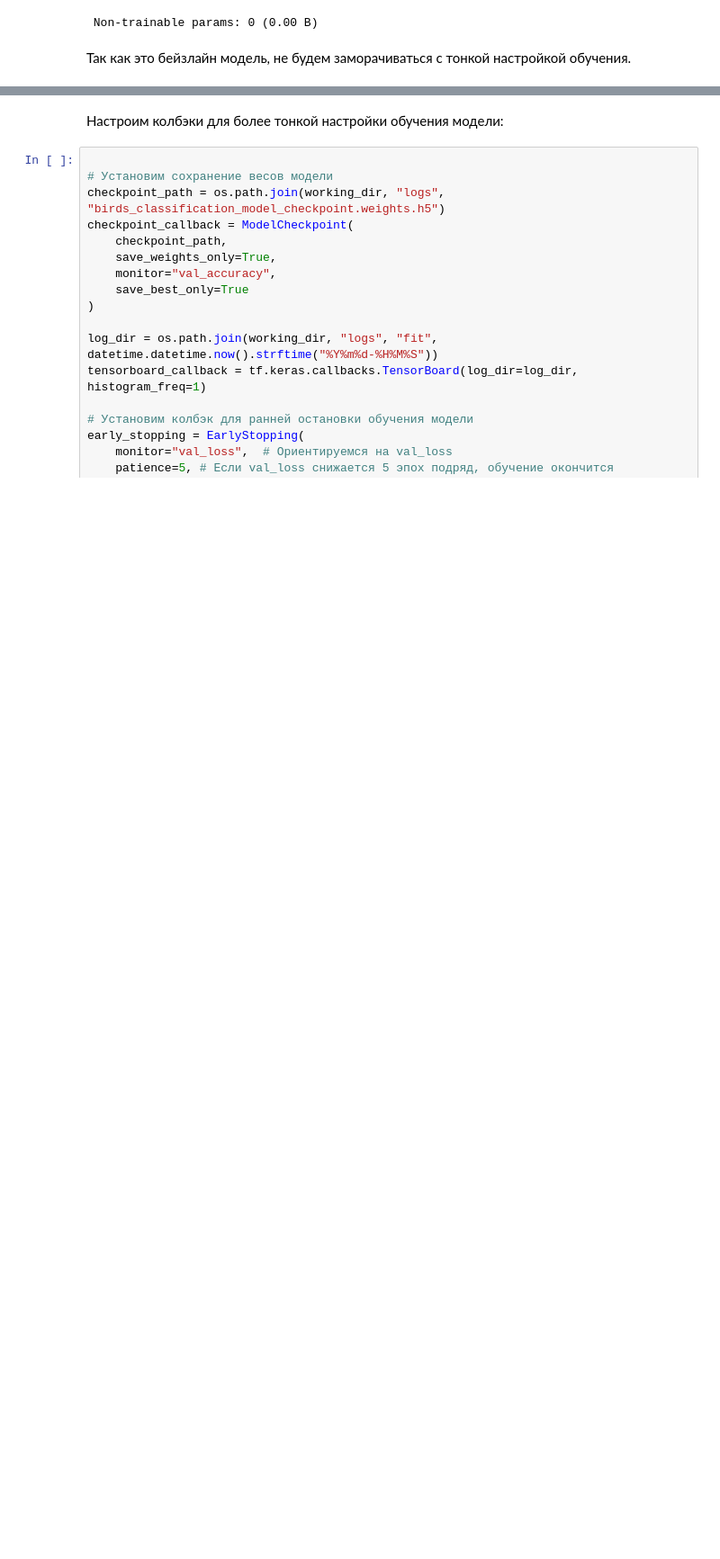
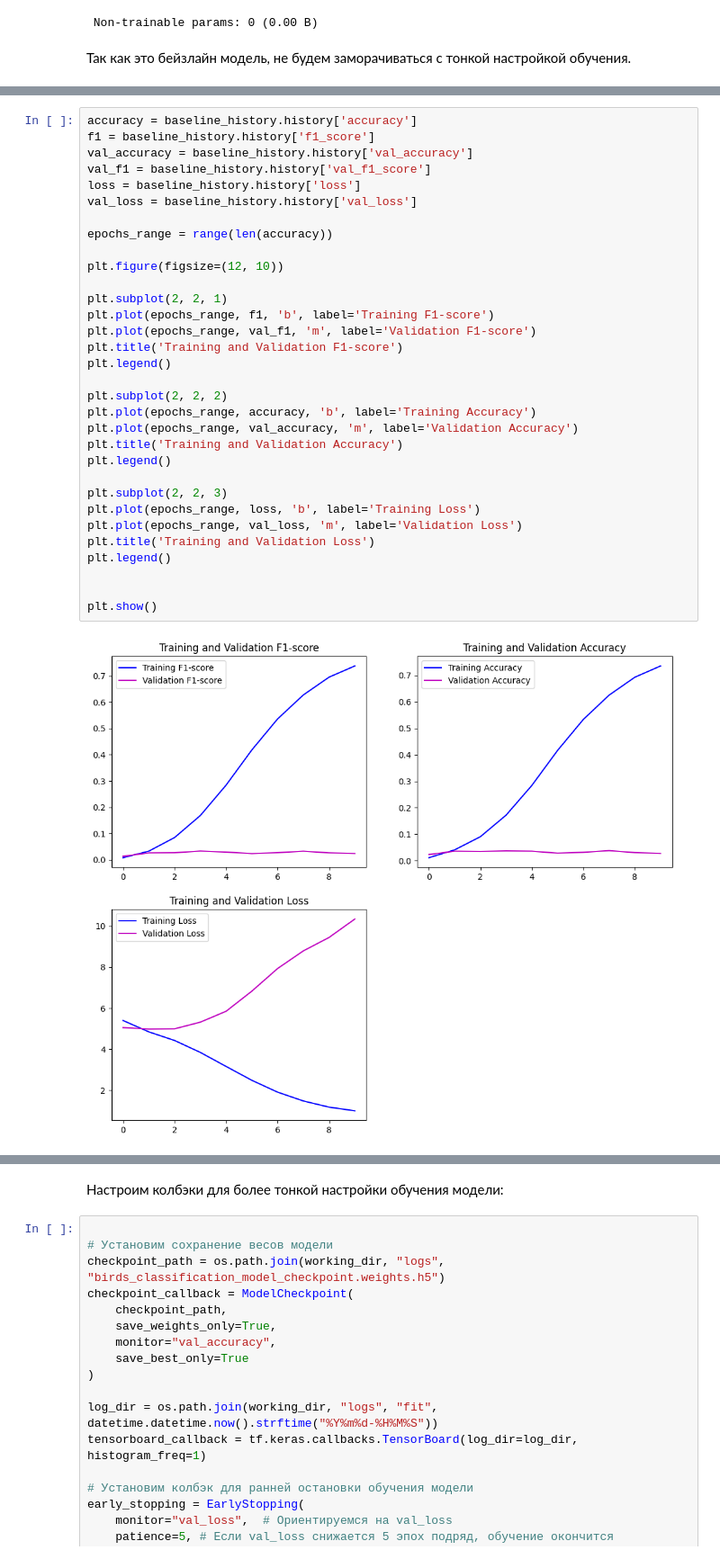
Before and after one commit to berberberk/bird-species-classification-py, a Jupyter notebook: bird_species_classification_v25.ipynb, the cells around one changed output, grey strips where cells are left out. Shown at 90% size. Drawn from its saved outputs; the diff is of its cells as text; blank space fills up the shorter version.

```diff
--- a/bird_species_classification_v25.ipynb
+++ b/bird_species_classification_v25.ipynb
@@ -506,0 +605,34 @@ Epoch 2/10
+# %%
+accuracy = baseline_history.history['accuracy']
+f1 = baseline_history.history['f1_score']
+val_accuracy = baseline_history.history['val_accuracy']
+val_f1 = baseline_history.history['val_f1_score']
+loss = baseline_history.history['loss']
+val_loss = baseline_history.history['val_loss']
+
+epochs_range = range(len(accuracy))
+
+plt.figure(figsize=(12, 10))
+
+plt.subplot(2, 2, 1)
+plt.plot(epochs_range, f1, 'b', label='Training F1-score')
+plt.plot(epochs_range, val_f1, 'm', label='Validation F1-score')
+plt.title('Training and Validation F1-score')
+plt.legend()
+
+plt.subplot(2, 2, 2)
+plt.plot(epochs_range, accuracy, 'b', label='Training Accuracy')
+plt.plot(epochs_range, val_accuracy, 'm', label='Validation Accuracy')
+plt.title('Training and Validation Accuracy')
+plt.legend()
+
+plt.subplot(2, 2, 3)
+plt.plot(epochs_range, loss, 'b', label='Training Loss')
+plt.plot(epochs_range, val_loss, 'm', label='Validation Loss')
+plt.title('Training and Validation Loss')
+plt.legend()
+
+
+plt.show()
+# %% [output]
+[figure, added]
```
Also changed, not shown: parts of 38 cells of this notebook.
